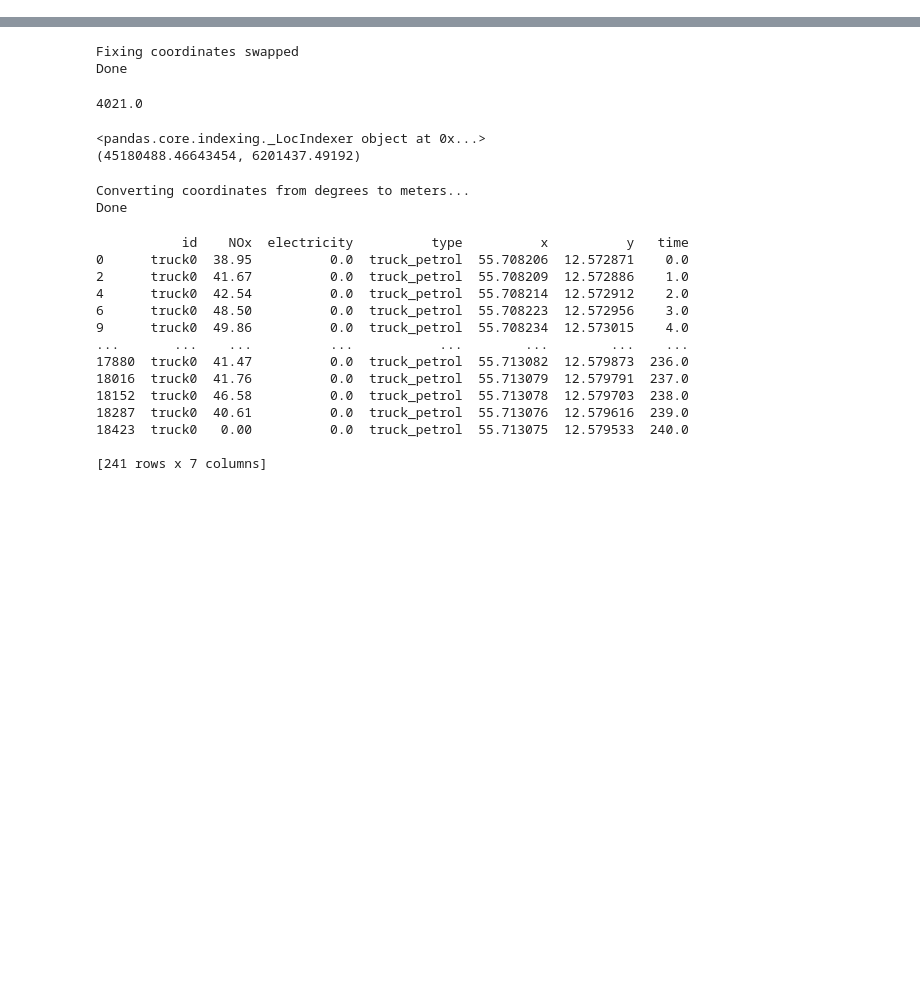
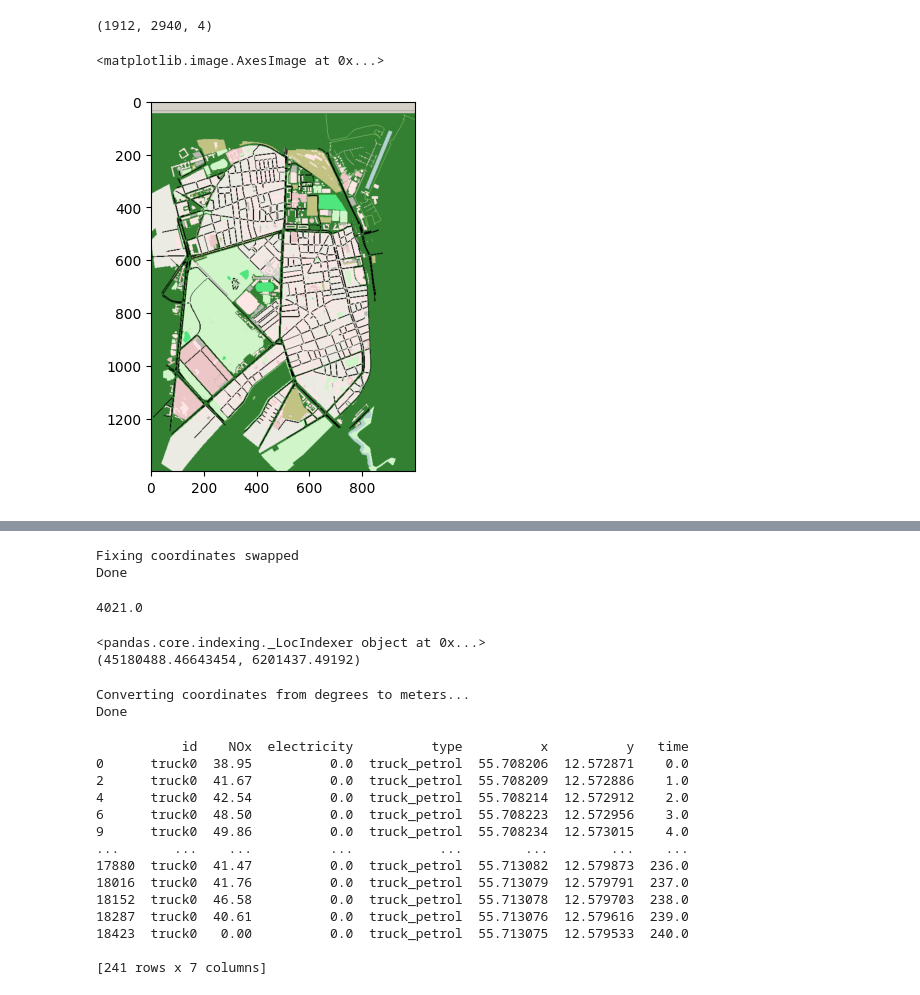
Before and after one commit to Bogehaven/MBSE, a Jupyter notebook: emissions_notebook.ipynb, the cells around one changed output, grey strips where cells are left out. Saved outputs shown, nothing was run; the diff lists cells and outputs as text; code cells hidden in the pictures; blank space fills up the shorter version.

```diff
--- a/emissions_notebook.ipynb
+++ b/emissions_notebook.ipynb
@@ -3,4 +3,18 @@ import pandas
 import numpy as np
 import pyproj
 import math
+# %%
+import matplotlib.pyplot as plt
+img = plt.imread("/Users/carlo/Desktop/map.png")
+print(img.shape)
+img_y = int((img.shape[0]/2) -700)
+img_y_end = int((img.shape[0]/2) +700)
+img_x = int(img.shape[1]/2)
+img_x_end = img_x + 1000
+img_cropped = img[img_y:img_y_end, img_x:img_x_end, :]
+plt.imshow(img_cropped)
+# %% [output]
+(1912, 2940, 4)
+<matplotlib.image.AxesImage at 0x...>
+[figure, added]
 # %%
```
Also changed, not shown: parts of 2 cells of this notebook, 1 other file.
